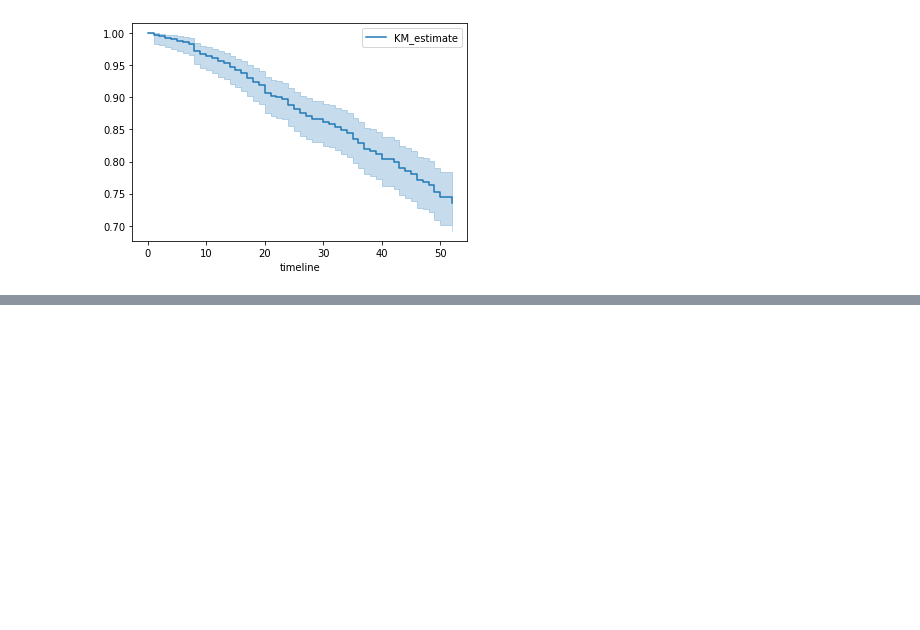
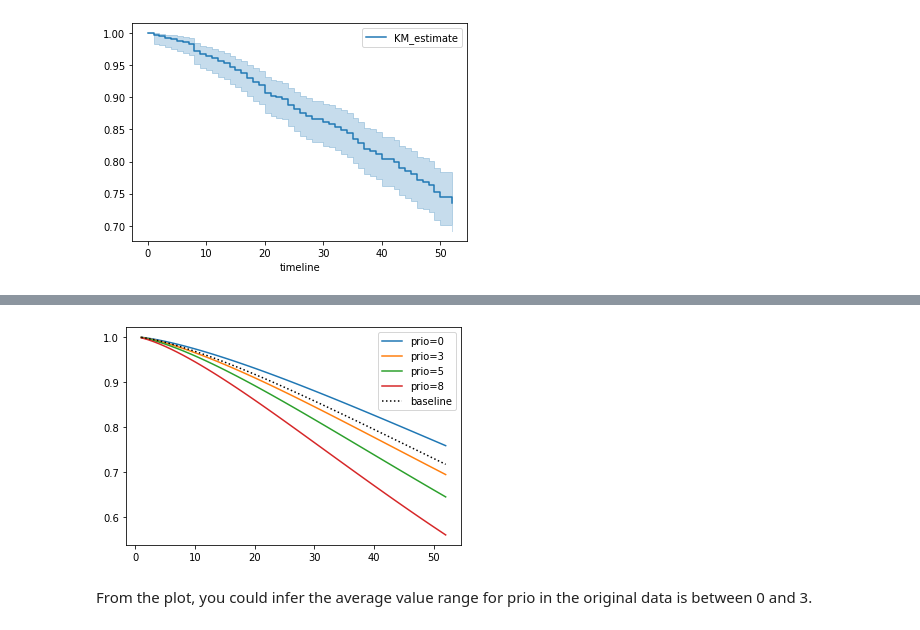
Before and after one commit to timsleeper/survival-analysis, a Jupyter notebook: Prison-Recidivism-Data.ipynb, the cells around one changed output, grey strips where cells are left out. Cells and saved outputs as stored; diff of their text form; code cells hidden in the pictures; blank space fills up the shorter version.

```diff
--- a/Prison-Recidivism-Data.ipynb
+++ b/Prison-Recidivism-Data.ipynb
@@ -32,0 +78,15 @@ plt.show()
+# %%
+from lifelines import WeibullAFTFitter
+# Fit data to aft
+aft = WeibullAFTFitter()
+aft.fit(df=prison,
+        duration_col='week',
+        event_col='arrest')
+
+# Plot partial effects of prio
+aft.plot_partial_effects_on_outcome('prio', [0, 3, 5, 8])
+plt.show()
+# %% [output]
+[figure, added]
+# %% [markdown]
+From the plot, you could infer the average value range for prio in the original data is between 0 and 3.
```
Also changed, not shown: parts of 5 cells of this notebook, 2 other files.
